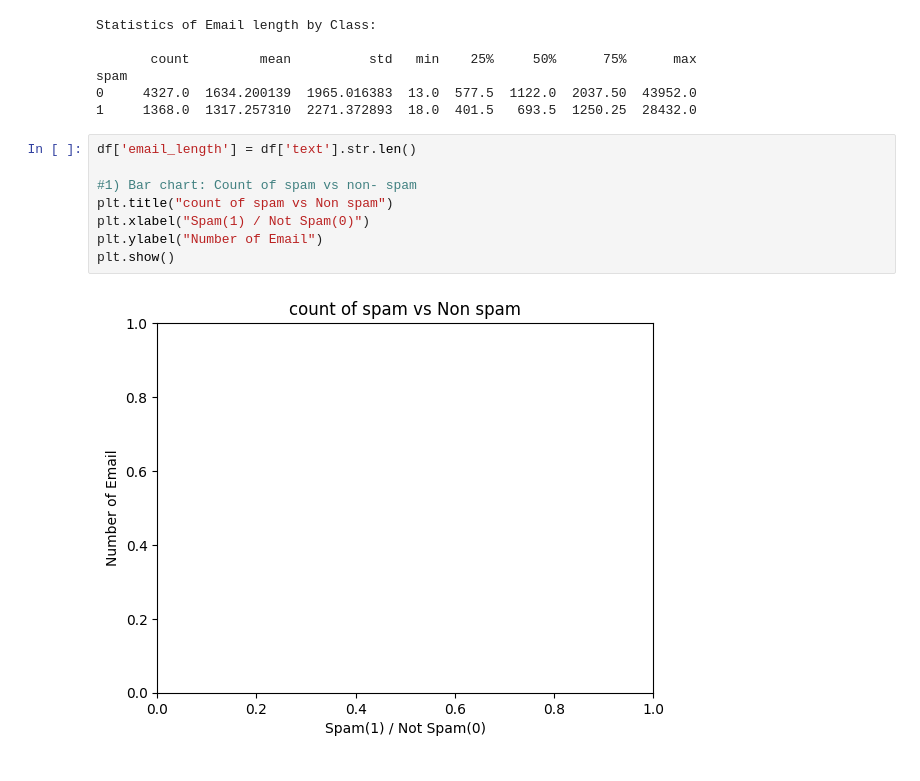
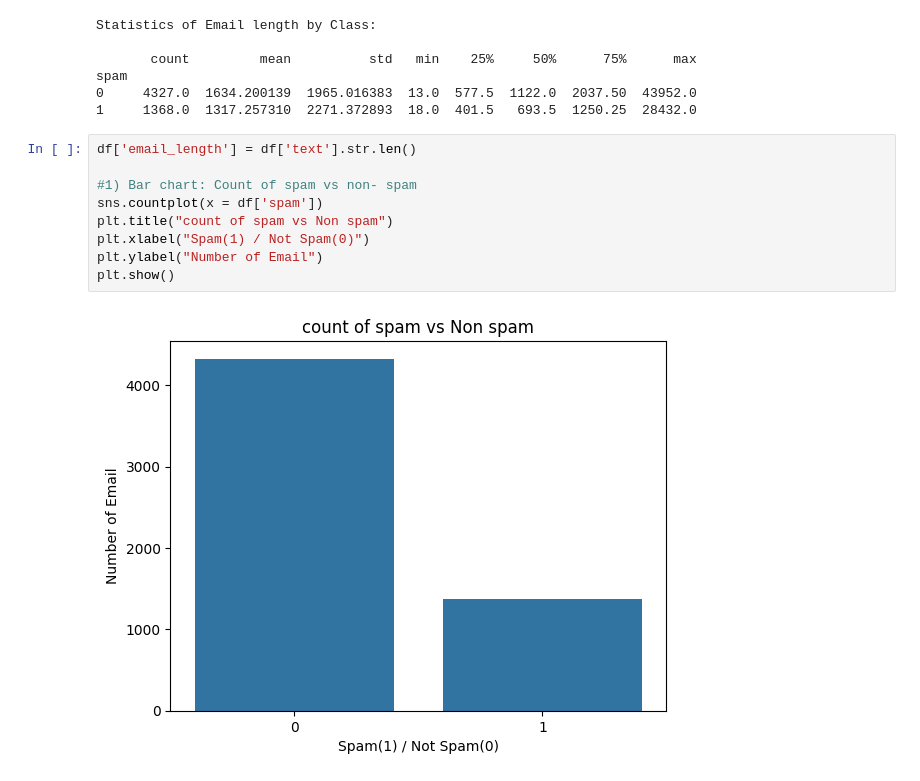
Before and after one commit to ayushchand2408/Email-Fraud-Prediction, a Jupyter notebook: frraud_email.ipynb, the cells around one changed output. Cells and saved outputs as stored; diff of their text form.

```diff
--- a/frraud_email.ipynb
+++ b/frraud_email.ipynb
@@ -113,10 +113,11 @@ spam
 # %%
 df['email_length'] = df['text'].str.len()
 
 #1) Bar chart: Count of spam vs non- spam
+sns.countplot(x = df['spam'])
 plt.title("count of spam vs Non spam")
 plt.xlabel("Spam(1) / Not Spam(0)")
 plt.ylabel("Number of Email")
 plt.show()
 # %% [output]
-[figure, old version]
+[figure, new version]
```
Also changed, not shown: parts of 10 cells of this notebook.
